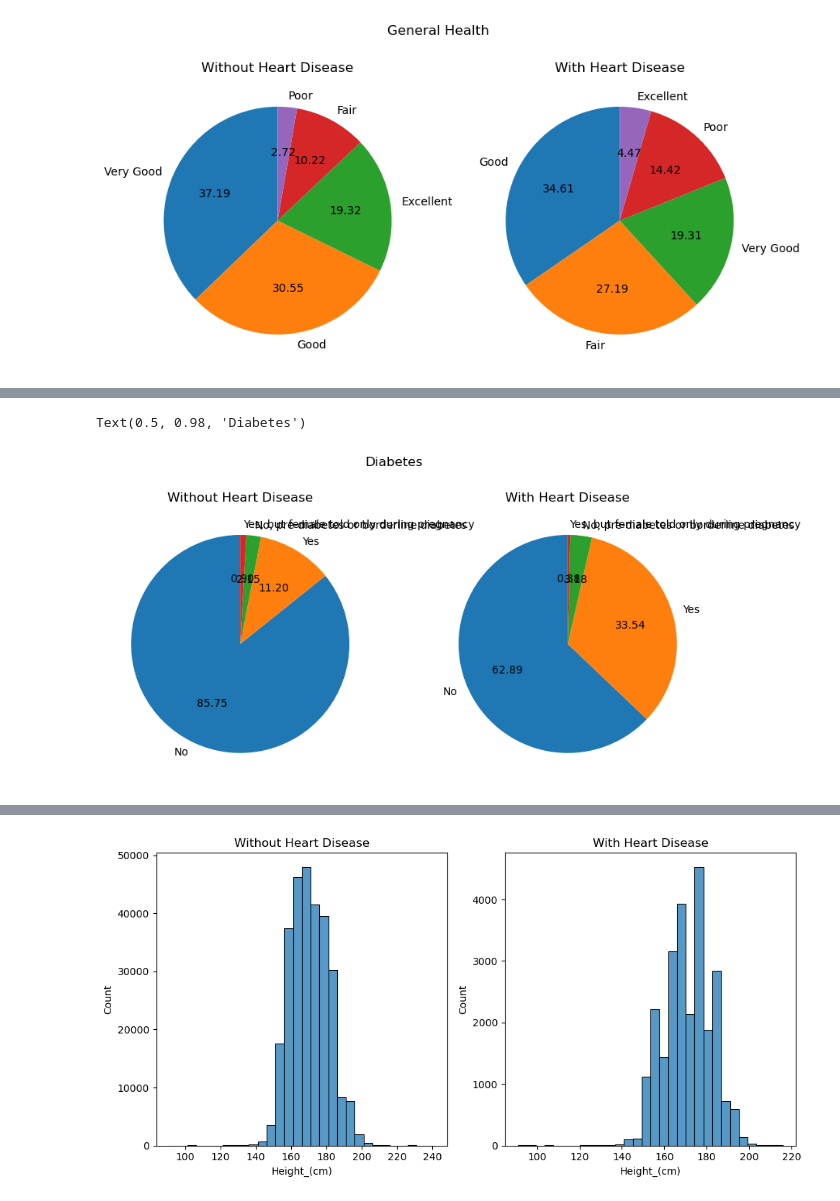
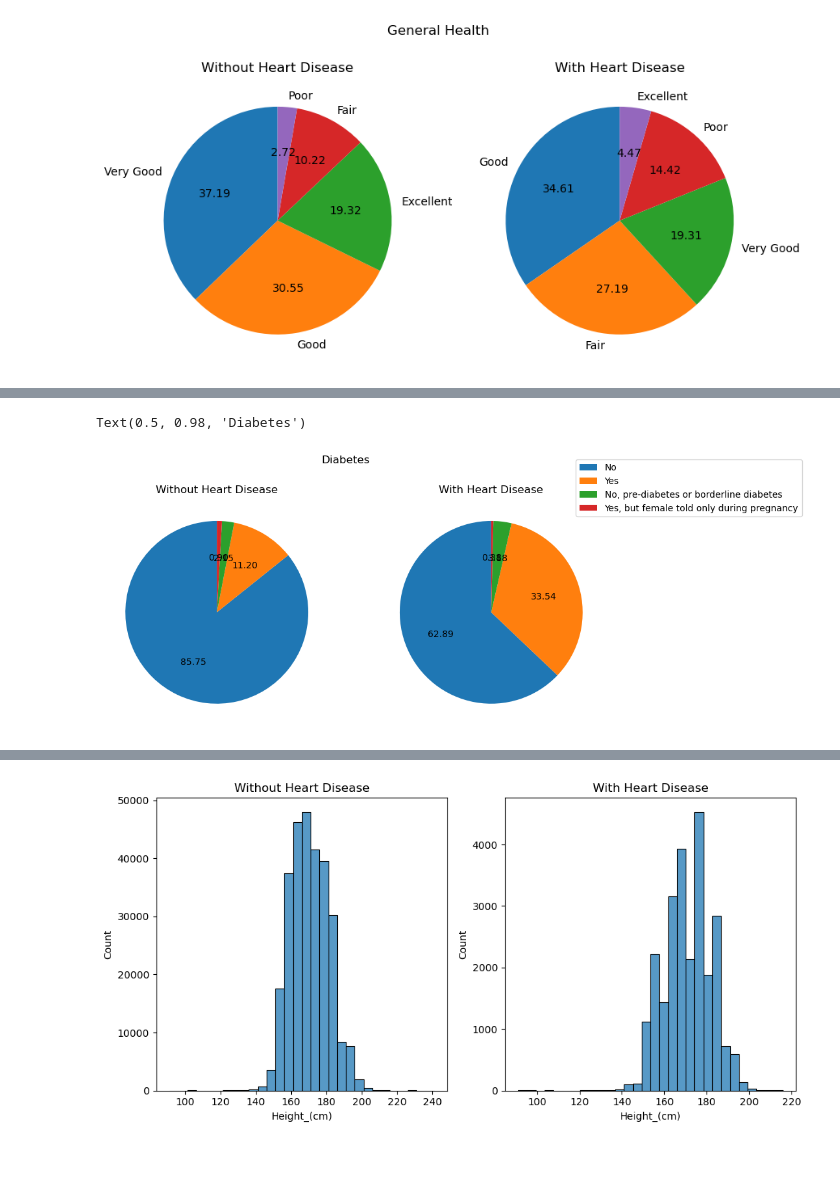
Before and after one commit to Joldic/Cardiovascular-Disease-Prediction, a Jupyter notebook: diplomski.ipynb, the cells around one changed output, grey strips where cells are left out. Cells and saved outputs as stored; diff of their text form; code cells hidden in the pictures; blank space fills up the shorter version.

```diff
--- a/diplomski.ipynb
+++ b/diplomski.ipynb
@@ -200,20 +259,23 @@ Text(0.5, 0.98, 'Depression')
 # %%
 fig, axs = plt.subplots(1, 2, figsize = (10, 5))
+labels = df_no_disease['Diabetes'].value_counts().index.tolist()
 
 axs[0].pie(df_no_disease['Diabetes'].value_counts(),
-           labels = df_no_disease['Diabetes'].value_counts().index.tolist(),
+           labels = None,
            autopct='%.2f',
            startangle = 90)
 axs[0].set_title('Without Heart Disease')
 
 
 axs[1].pie(df_yes_disease['Diabetes'].value_counts(),
-           labels = df_yes_disease['Diabetes'].value_counts().index.tolist(),
+           labels = None,
            autopct='%.2f',
            startangle = 90)
 axs[1].set_title('With Heart Disease')
 
+plt.legend(labels, loc='best', bbox_to_anchor=(0.85, 0.9))
+
 plt.suptitle('Diabetes')
 # %% [output]
 Text(0.5, 0.98, 'Diabetes')
-[figure, old version]
+[figure, new version]
```
Also changed, not shown: parts of 69 cells of this notebook.
